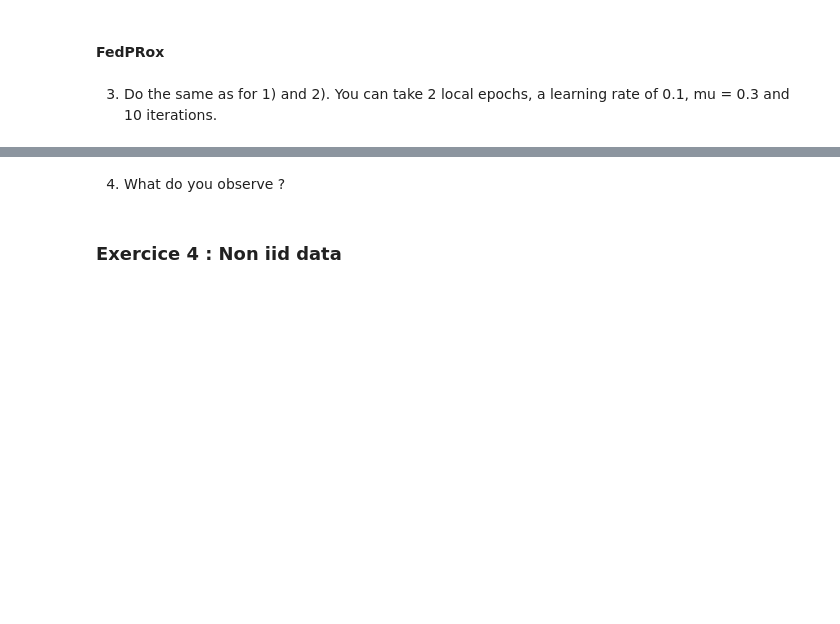
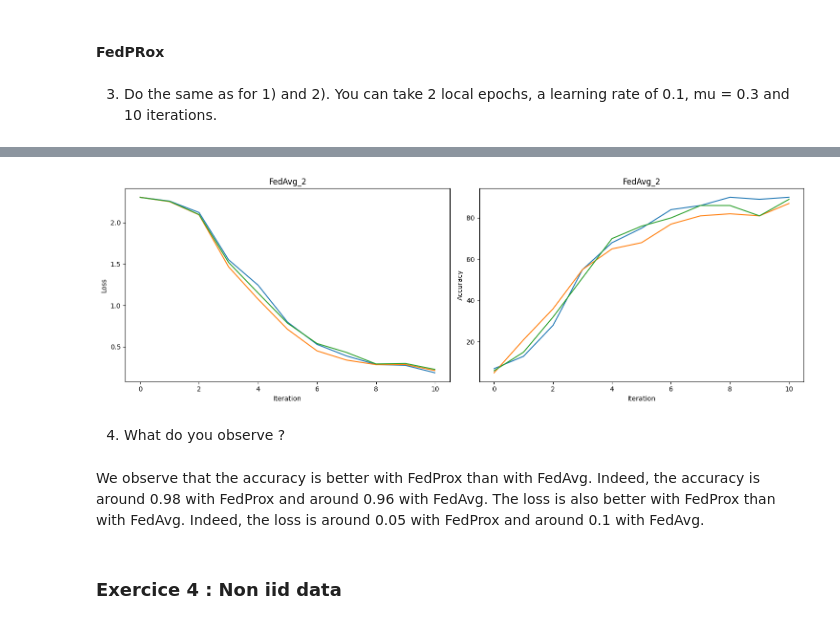
Before and after one commit to walibi006/MLBIO_TP5, a Jupyter notebook: Federated_Learning_etudiants.ipynb, the cells around one changed output, grey strips where cells are left out. Saved outputs shown, nothing was run; the diff lists cells and outputs as text; code cells hidden in the pictures; blank space fills up the shorter version.

```diff
--- a/Federated_Learning_etudiants.ipynb
+++ b/Federated_Learning_etudiants.ipynb
@@ -426,3 +433,5 @@ def plot_acc_loss(title:str, loss_hist:list, acc_hist:list):
 # %% [markdown]
 3) Do the same as for 1) and 2).
 You can take 2 local epochs, a learning rate of 0.1, mu = 0.3 and 10 iterations.
+# %%
+FedAvg_2 = FedProx(model_0, mnist_iid_train, 10, mnist_iid_test, epochs=2, lr=0.1, mu=0.3)
@@ -429,5 +451,11 @@ You can take 2 local epochs, a learning rate of 0.1, mu = 0.3 and 10 iterations.
+# %%
+plot_acc_loss("FedAvg_2", FedAvg_2[1], FedAvg_2[2])
+# %% [output]
+[figure, added]
 # %% [markdown]
 4) What do you observe ?
+# %% [markdown]
+We observe that the accuracy is better with FedProx than with FedAvg. Indeed, the accuracy is around 0.98 with FedProx and around 0.96 with FedAvg. The loss is also better with FedProx than with FedAvg. Indeed, the loss is around 0.05 with FedProx and around 0.1 with FedAvg.
 # %% [markdown]
 ### Exercice 4 : Non iid data
 # %% [markdown]
```
Also changed, not shown: parts of 38 cells of this notebook, 5 other files.
